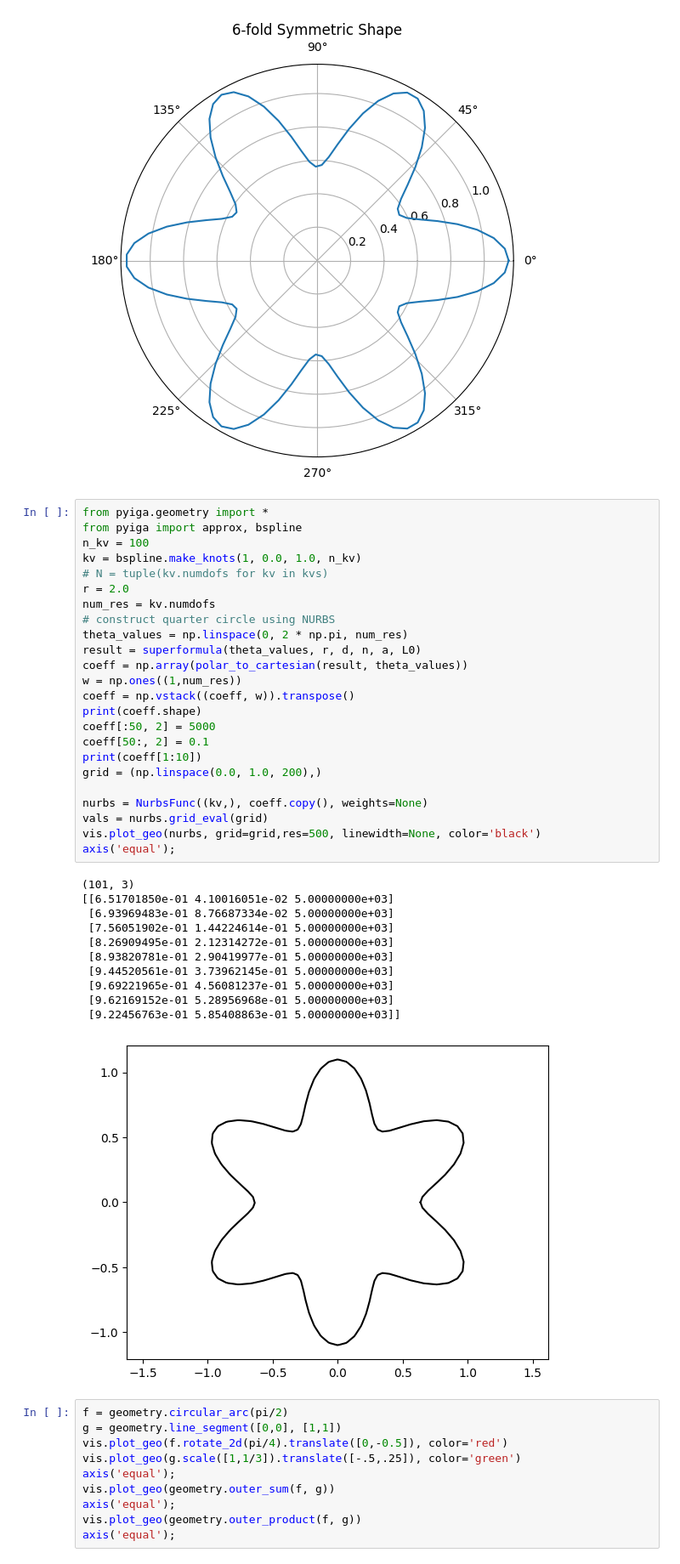
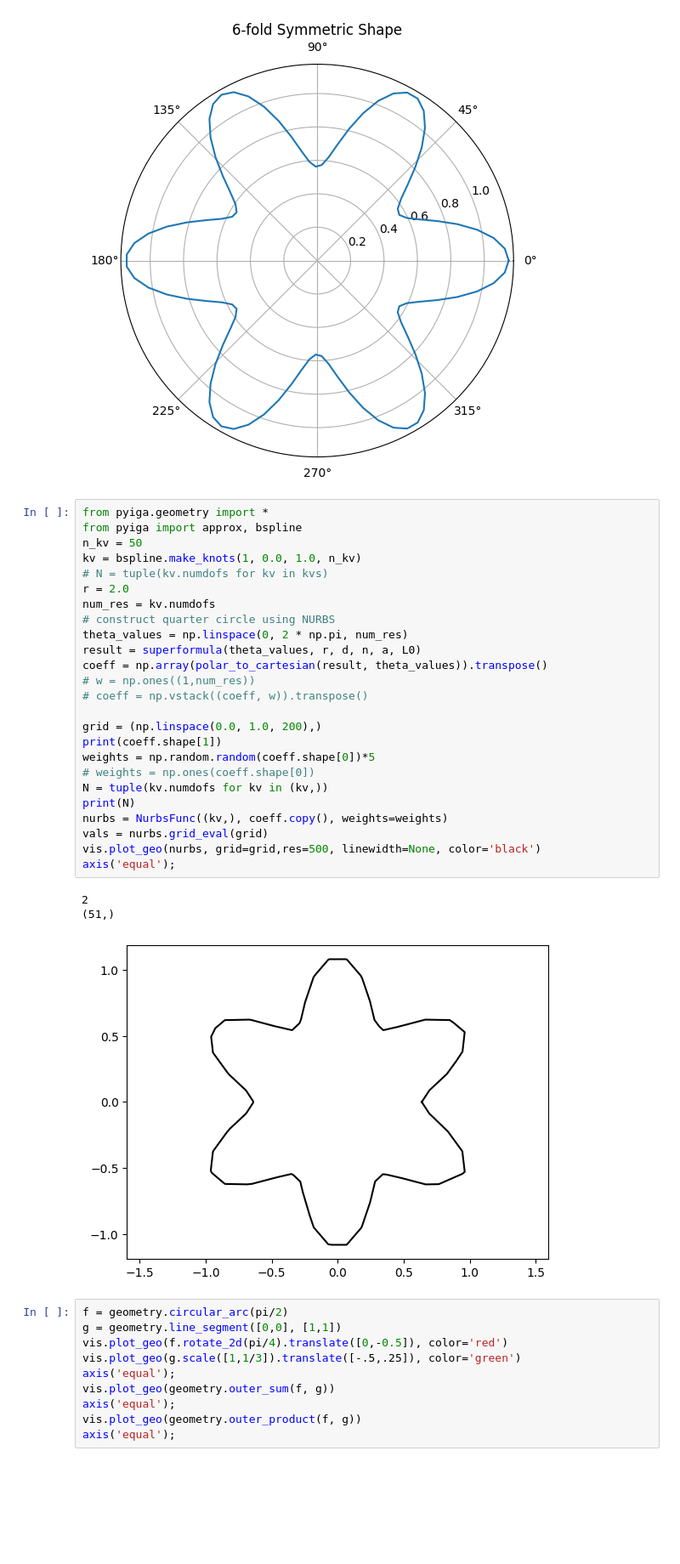
Before and after one commit to kevin866/pyiga, a Jupyter notebook: notebooks/nurbs_super.ipynb, the cells around one changed output. Shown at 85% size. Drawn from its saved outputs; the diff is of its cells as text; blank space fills up the shorter version.

```diff
--- a/notebooks/nurbs_super.ipynb
+++ b/notebooks/nurbs_super.ipynb
@@ -38,39 +38,32 @@ result = superformula(theta_values, r, d, n, a, L0)
 # %%
 from pyiga.geometry import *
 from pyiga import approx, bspline
-n_kv = 100
+n_kv = 50
 kv = bspline.make_knots(1, 0.0, 1.0, n_kv)
 # N = tuple(kv.numdofs for kv in kvs)
 r = 2.0
 num_res = kv.numdofs
 # construct quarter circle using NURBS
 theta_values = np.linspace(0, 2 * np.pi, num_res)
 result = superformula(theta_values, r, d, n, a, L0)
-coeff = np.array(polar_to_cartesian(result, theta_values))
-w = np.ones((1,num_res))
-coeff = np.vstack((coeff, w)).transpose()
-print(coeff.shape)
-coeff[:50, 2] = 5000
-coeff[50:, 2] = 0.1
-print(coeff[1:10])
+coeff = np.array(polar_to_cartesian(result, theta_values)).transpose()
+# w = np.ones((1,num_res))
+# coeff = np.vstack((coeff, w)).transpose()
+
 grid = (np.linspace(0.0, 1.0, 200),)
-
-nurbs = NurbsFunc((kv,), coeff.copy(), weights=None)
+print(coeff.shape[1])
+weights = np.random.random(coeff.shape[0])*5
+# weights = np.ones(coeff.shape[0])
+N = tuple(kv.numdofs for kv in (kv,))
+print(N)
+nurbs = NurbsFunc((kv,), coeff.copy(), weights=weights)
 vals = nurbs.grid_eval(grid)
 vis.plot_geo(nurbs, grid=grid,res=500, linewidth=None, color='black')
 axis('equal');
 # %% [output]
-(101, 3)
-[[6.51701850e-01 4.10016051e-02 5.00000000e+03]
- [6.93969483e-01 8.76687334e-02 5.00000000e+03]
- [7.56051902e-01 1.44224614e-01 5.00000000e+03]
- [8.26909495e-01 2.12314272e-01 5.00000000e+03]
- [8.93820781e-01 2.90419977e-01 5.00000000e+03]
- [9.44520561e-01 3.73962145e-01 5.00000000e+03]
- [9.69221965e-01 4.56081237e-01 5.00000000e+03]
- [9.62169152e-01 5.28956968e-01 5.00000000e+03]
- [9.22456763e-01 5.85408863e-01 5.00000000e+03]]
+2
+(51,)
-[figure, old version]
+[figure, new version]
 # %%
 f = geometry.circular_arc(pi/2)
 g = geometry.line_segment([0,0], [1,1])
```
Also changed, not shown: 2 other files.
